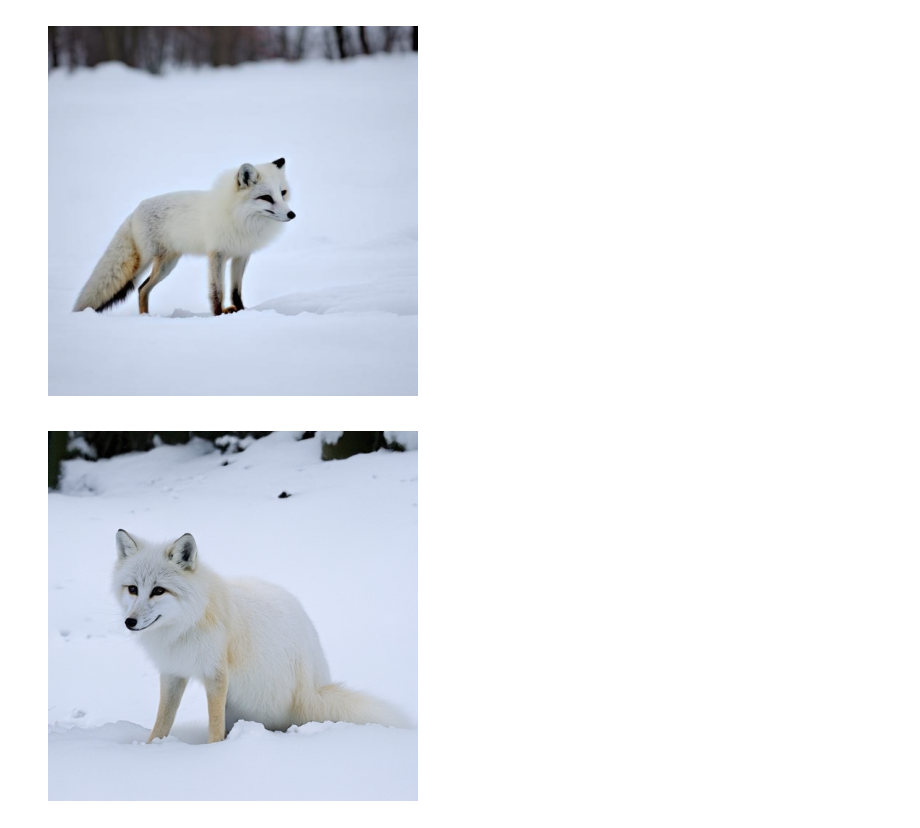
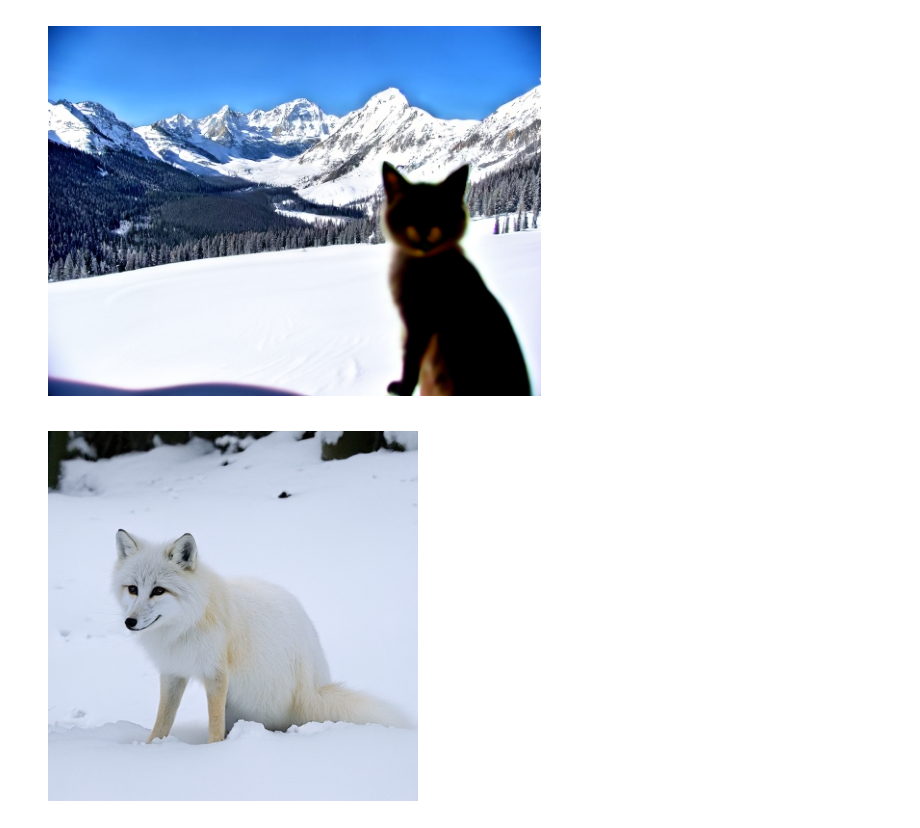
Before and after one commit to gmongaras/Stable-Diffusion-3-From-Scratch, a Jupyter notebook: src/infer_loop.ipynb, the cells around one changed output. Drawn from its saved outputs; the diff is of its cells as text; code cells hidden in the pictures.

Commit message:
Added some images

```diff
--- a/src/infer_loop.ipynb
+++ b/src/infer_loop.ipynb
@@ -11,8 +11,8 @@ os.environ["CUDA_VISIBLE_DEVICES"] = "0"
 # %%
-loadDir = "../models/datav3_attempt5_8GPU_SoftFlash_RoPE2d_2AccSteps_140batchsize_stage2"
+loadDir = "../models/datav3_attempt5_8GPU_SoftFlash_RoPE2d_2AccSteps_40batchsize_stage2"
 # loadDir = "../models/datav3_attempt4_8GPU_SoftFlash_RoPE2dV2_2AccSteps_stage2"
-loadFile = "model_ema_475000s.pkl"
-loadDefFile = "model_params_475000s.json"
+loadFile = "model_ema_544000s.pkl"
+loadDefFile = "model_params_544000s.json"
 device = "gpu"
 # %%
 ### Model Creation
@@ -122,16 +122,16 @@ def sample_once(
 # %%
 batch_size = 1
 num_steps = 100
-text_input = "A white fox in the snow"
+text_input = "cat taking a selfie in front of a beautiful snowy mountain landscape"
 width = int(32 * 16)
-height = int(32 * 16)
+height = int(24 * 16)
 CFG_scale = 7
 sampler = "euler"
 seed = -1
 
 sample_once(batch_size, num_steps, text_input, width, height, CFG_scale, sampler, seed)
 # %% [output]
-[figure, old version]
+[figure, new version]
 # %%
 batch_size = 1
 num_steps = 100
```
Also changed, not shown: parts of 2 cells of this notebook, 15 other files.
